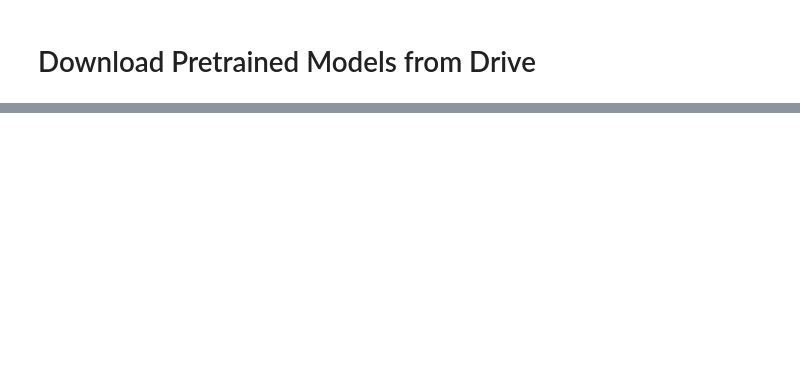
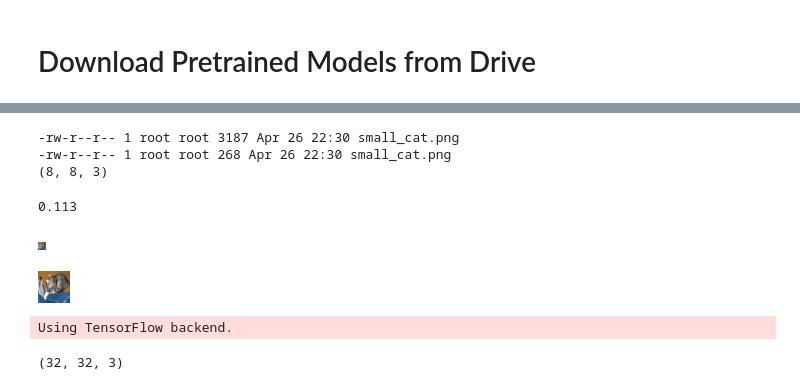
Before and after one commit to amitrege/NNCompress, a Jupyter notebook: SuperRes.ipynb, the cells around one changed output, grey strips where cells are left out. Saved outputs shown, nothing was run; the diff lists cells and outputs as text; code cells hidden in the pictures; blank space fills up the shorter version.

```diff
--- a/SuperRes.ipynb
+++ b/SuperRes.ipynb
@@ -41,0 +121,79 @@ Y = Y.GetContentFile('ESRGAN/models/RRDB_ESRGAN.pth')
+# %%
+#im = cv.imread('cifar/test/0_cat.png')
+#cv2.imwrite('new.jpg', im)
+
+!cp cifar/test/0_cat.png small_cat.png
+!ls -l small_cat.png
+im = Image.open('small_cat.png')
+#im.save('new.jpg')
+#!ls -l new.jpg
+im.thumbnail((8,8), Image.BICUBIC)
+im.save('small_cat.png')
+!ls -l small_cat.png
+im = cv.imread('small_cat.png')
+print(im.shape)
+#cv.imwrite("compressed.png", im, [int(cv.IMWRITE_PNG_COMPRESSION), 9])
+'''
+encode_param = [int(cv2.IMWRITE_JPEG_QUALITY), 5]
+result, encimg = cv2.imencode('.jpg', im, encode_param)
+print(encimg.shape)
+cv2.imwrite('new.jpg', encimg)
+
+im1 = Image.open('new.jpg')
+IMAGE_10 = os.path.join('new.jpg')
+im1.save(IMAGE_10,"JPEG", quality=50)
+#im10 = Image.open(IMAGE_10)
+
+!ls -l new.jpg
+
+im = Image.open('new.jpg')
+im.save('new.png')
+!ls -l new.png
+
+import matplotlib.image as img
+image = img.imread('new.png')
+image.shape
+'''
+!rm LR/*
+!cp small_cat.png LR/
+!cp  cifar/test/0_cat.png LR/
+# %% [output]
+-rw-r--r-- 1 root root 3187 Apr 26 22:30 small_cat.png
+-rw-r--r-- 1 root root 268 Apr 26 22:30 small_cat.png
+(8, 8, 3)
+# %%
+labels = []
+acc = 0
+label_mapping = {'airplane':0, 'automobile':1, 'bird': 2, 'cat':3, 'deer':4, 'dog':5, 'frog':6, 'horse':7, 'ship':8, 'truck':9}
+for im_path in glob.glob("cifar/test/*.png"):
+  split = im_path.split('/')
+  split = split[-1].split('_')
+  label = split[-1].split('.')[0]
+
+  # Convert label to integer
+  labels.append(label_mapping[label])
+
+  im = cv.imread(im_path)
+  pred = model.predict(np.array([im]))
+  if np.argmax(pred) == label_mapping[label]:
+    acc += 1
+print(acc/10000)
+labels = np.array(labels)
+# %% [output]
+0.113
+# %%
+from IPython.display import Image as I
+I(filename='LR/small_cat.png')
+# %% [output]
+[figure, added]
+# %%
+I(filename='LR/0_cat.png')
+# %% [output]
+[figure, added]
+# %%
+from keras.datasets import cifar10
+x,y = cifar10.load_data()
+print(y[0][0].shape)
+# %% [output]
+Using TensorFlow backend.
+(32, 32, 3)
```
Also changed, not shown: parts of 14 cells of this notebook.
